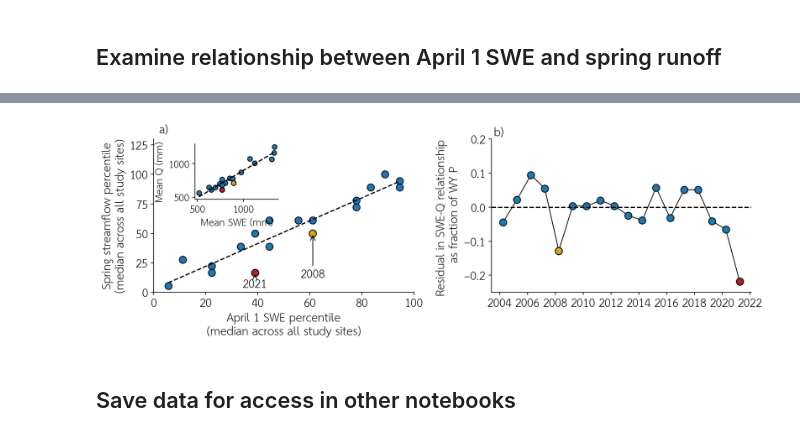
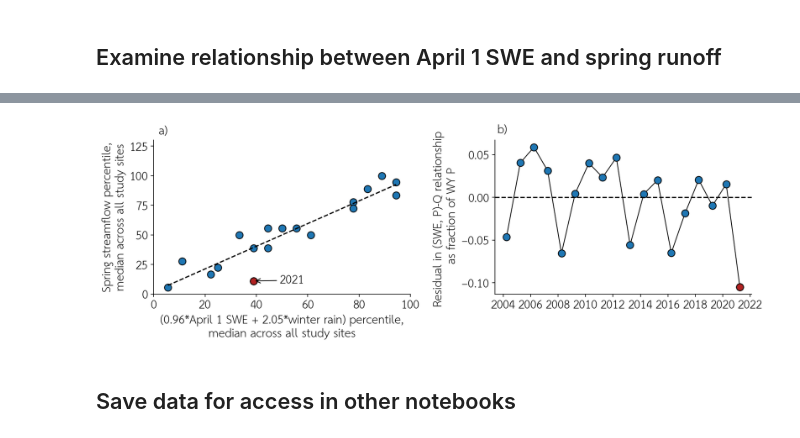
Before and after one commit to lapidesd/CA_missing_freshet, a Jupyter notebook: Colab_notebooks/April_1_SWE_vs_streamflow.ipynb, the cells around one changed output, grey strips where cells are left out. Drawn from its saved outputs; the diff is of its cells as text; code cells hidden in the pictures.

```diff
--- a/Colab_notebooks/April_1_SWE_vs_streamflow.ipynb
+++ b/Colab_notebooks/April_1_SWE_vs_streamflow.ipynb
@@ -109,9 +133,14 @@ https://nsidc.org/data/g02158#:~:text=SNODAS%20is%20a%20modeling%20and,support%2
 # %%
 # import processed SNODAS data, mean for each basin on all dates
 loc = 'https://raw.githubusercontent.com/lapidesd/CA_missing_freshet/main/Data/snodas_basin_data1.csv'
+loc1 = 'https://raw.githubusercontent.com/lapidesd/CA_missing_freshet/main/Data/snodas_basin_data_KREW.csv'
 snodas_data = pd.read_csv(loc)
 snodas_data['date'] = pd.to_datetime(snodas_data.date)
 snodas_data = snodas_data.set_index('date').sort_index()
+snodas_data1 = pd.read_csv(loc1)
+snodas_data1['date'] = pd.to_datetime(snodas_data1.date)
+snodas_data1 = snodas_data1.set_index('date').sort_index()
+snodas_data = pd.concat([snodas_data,snodas_data1]).sort_index()
 # %%
 # process data for each study gage from csv format into a dataframe
 # with one column for each site
@@ -277,98 +423,102 @@ from mpl_toolkits.axes_grid1.inset_locator import inset_axes
 plt.rcParams.update({'font.size': 14})
 def func(x,a,b):
   return a*x+b
-
-snow_data_perc = pd.DataFrame.from_dict(snow_data_perc).median(axis=1)
-springflow_perc_all = pd.DataFrame.from_dict(springflow_perc).median(axis=1)
-snow_data_all = snow_data.mean(axis=1)
-springflow_all = pd.DataFrame.from_dict(springflow).mean(axis=1)
-residuals_all = pd.DataFrame.from_dict(residuals_snodas).mean(axis=1)
-residuals_all = residuals_all.values/Pdata.mean(axis=1).iloc[-len(residuals_all):].values
+newlist = []#['B200']#'P300']#,'B200']
+snow_data_perc1 = pd.DataFrame.from_dict(snow_data_perc)[[c for c in snow_data_perc.keys() if c not in newlist]].median(axis=1)
+springflow_perc_all1 = pd.DataFrame.from_dict(springflow_perc)[[c for c in springflow_perc.keys() if c not in newlist]].median(axis=1)
+snow_data_all1 = snow_data[[c for c in snow_data.columns if c not in newlist]].mean(axis=1)
+springflow_all1 = pd.DataFrame.from_dict(springflow)[[c for c in springflow.keys() if c not in newlist]].mean(axis=1)
+residuals_all1 = pd.DataFrame.from_dict(residuals_snodas)[[c for c in residuals_snodas.keys() if c not in newlist]].mean(axis=1)
+residuals_all1 = residuals_all1.values/Pdata[[c for c in Pdata.columns if c not in newlist]].mean(axis=1).iloc[-len(residuals_all1):].values
 
 fig,axs = plt.subplots(1,2,figsize = (12,4),
                        )
-snow_mm = snow_data_perc#snow_data_all
-yvals =  springflow_perc_all#springflow_all[-1*len(snow_mm):]
+snow_mm = snow_data_perc1#snow_data_all
+yvals =  springflow_perc_all1#springflow_all[-1*len(snow_mm):]
 
 popt, pcov = curve_fit(func, snow_mm, yvals)
 residuals = np.array(yvals) - func(np.array(snow_mm), *popt)
 
-popt1, pcov1 = curve_fit(func, snow_data_all, springflow_all[-1*len(snow_mm):])
-residuals1 = np.array(springflow_all[-1*len(snow_mm):]) - func(np.array(snow_data_all), *popt1)
+popt1, pcov1 = curve_fit(func, snow_data_all1, springflow_all1[-1*len(snow_mm):])
+residuals1 = np.array(springflow_all1[-1*len(snow_mm):]) - func(np.array(snow_data_all1), *popt1)
 
 size=80
 ax = axs[0]
 ax.spines['right'].set_visible(False)
 ax.spines['top'].set_visible(False)
 ax.scatter(snow_mm,yvals,s=size,edgecolor = 'k')
-ax.set_xlabel('April 1 SWE percentile\n(median across all study sites)')
-ax.set_ylabel('Spring streamflow percentile\n(median across all study sites)')
+ax.set_xlabel('(%1.2f*April 1 SWE + %1.2f*winter rain) percentile,\nmedian across all study sites' %(popt[0],popt[1]))
+ax.set_ylabel('Spring streamflow percentile,\nmedian across all study sites')
 
 colors = ['firebrick','goldenrod']
 j=0
-for i in ([2021,2008]):
+for i in ([2021]):#,2008]):
+  # ax.annotate(str(i), xy=(snow_mm[17-2021+i:17-2021+i+1],yvals[17-2021+i:17-2021+i+1]),
+  #             xytext=(snow_mm[17-2021+i:17-2021+i+1], yvals[17-2021+i:17-2021+i+1]/4) ,
+  #           horizontalalignment="center",arrowprops=dict(arrowstyle='->',lw=1)
+  #           )
   ax.annotate(str(i), xy=(snow_mm[17-2021+i:17-2021+i+1],yvals[17-2021+i:17-2021+i+1]),
-              xytext=(snow_mm[17-2021+i:17-2021+i+1], yvals[17-2021+i:17-2021+i+1]/4) ,
+              xytext=(snow_mm[17-2021+i:17-2021+i+1]+15, yvals[17-2021+i:17-2021+i+1]-2) ,
             horizontalalignment="center",arrowprops=dict(arrowstyle='->',lw=1)
             )
   ax.scatter(snow_mm[17-2021+i:17-2021+i+1],yvals[17-2021+i:17-2021+i+1],
             c=colors[j],label='2021',s=size,edgecolor = 'k')
   j+=1
 # ax.legend(loc='upper left',frameon=False)
 xvals = np.linspace(np.nanmin(snow_mm),np.nanmax(snow_mm))
 ax.plot(xvals,func(xvals,*popt),c='k',ls='--')
 ax.set_xlim(0,100)
 ax.set_ylim(0,130)#np.nanmax(springflow_all)*1.1)
 
 
-ax = inset_axes(ax, width="40%", height="40%", loc=4,
-                  bbox_to_anchor=(-.3,0.57,0.8,0.9),
-                  bbox_transform=ax.transAxes)
-ax.spines['right'].set_visible(False)
-ax.spines['top'].set_visible(False)
-ax.set_ylabel('Mean Q (mm)',fontsize = 12)
-ax.set_xlabel('Mean SWE (mm)', fontsize = 12)
-ax.scatter(snow_data_all,springflow_all[-1*len(snow_mm):]
-           ,edgecolor = 'k')
-ax.scatter(snow_data_all[-1:],springflow_all[-1:]
-           ,edgecolor = 'k',c='firebrick')
-ax.scatter(snow_data_all[4:5],(springflow_all[-1*len(snow_mm):])[4:5]
-           ,edgecolor = 'k',c='goldenrod')
-xvals = np.linspace(np.nanmin(snow_data_all),np.nanmax(snow_data_all))
-ax.plot(xvals,func(xvals,*popt1),c='k',ls='--')
-ax.set_xticklabels([0,500,1000],fontsize = 12)
-ax.set_yticklabels([0,500,1000],fontsize = 12)
+# ax = inset_axes(ax, width="40%", height="40%", loc=4,
+#                   bbox_to_anchor=(-.3,0.57,0.8,0.9),
+#                   bbox_transform=ax.transAxes)
+# ax.spines['right'].set_visible(False)
+# ax.spines['top'].set_visible(False)
+# ax.set_ylabel('Mean Q (mm)',fontsize = 12)
+# ax.set_xlabel('Mean SWE (mm)', fontsize = 12)
+# ax.scatter(snow_data_all1,springflow_all1[-1*len(snow_mm):]
+#            ,edgecolor = 'k')
+# ax.scatter(snow_data_all1[-1:],springflow_all1[-1:]
+#            ,edgecolor = 'k',c='firebrick')
+# # ax.scatter(snow_data_all1[4:5],(springflow_all1[-1*len(snow_mm):])[4:5]
+# #            ,edgecolor = 'k',c='goldenrod')
+# xvals = np.linspace(np.nanmin(snow_data_all1),np.nanmax(snow_data_all1))
+# ax.plot(xvals,func(xvals,*popt1),c='k',ls='--')
+# ax.set_xticklabels([0,500,1000],fontsize = 12)
+# ax.set_yticklabels([0,500,1000],fontsize = 12)
 
 
 ax = axs[1]
-ax.plot(snow_data.index,residuals_all,c='k',lw=1,zorder = -1)
-ax.scatter(snow_data.index,residuals_all,s=size,edgecolor = 'k')
-ax.set_ylim(-.25,.2)
-ax.set_ylabel('Residual in SWE-Q relationship \n as fraction of WY P')
+ax.plot(snow_data.index,residuals_all1,c='k',lw=1,zorder = -1)
+ax.scatter(snow_data.index,residuals_all1,s=size,edgecolor = 'k')
+# ax.set_ylim(-.5,.5)
+ax.set_ylabel('Residual in (SWE, P)-Q relationship \n as fraction of WY P')
 ax.axhline(0,ls='--',c='k')
 j=0
-for i in [2021,2008]:
+for i in [2021]:#,2008]:
   if i==2021:
     x = snow_data.index.values[-1:]
-    y=residuals_all[-1:]
+    y=residuals_all1[-1:]
   else:
     x = snow_data.index.values[4:5]
-    y=residuals_all[4:5]
+    y=residuals_all1[4:5]
   ax.scatter(x,y,c=colors[j],s=size,edgecolor = 'k')
   j+=1
-residuals_snodas['all_sites'] = residuals_all
+residuals_snodas['all_sites'] = residuals_all1
 ax.spines['right'].set_visible(False)
 ax.spines['top'].set_visible(False)
 
 axs[1].set_xlabel('')
 
 fig.tight_layout()
 axs[0].text(2,135,'a)')
-axs[1].text(pd.to_datetime('8-1-2003'),.21,'b)')
+axs[1].text(pd.to_datetime('8-1-2003'),.075,'b)')
 
 plt.savefig('SWE_Q_relationship.pdf',format='pdf',bbox_inches = 'tight')
 # %% [output]
-[figure, old version]
+[figure, new version]
 # %% [markdown]
 ## Save data for access in other notebooks
 # %%
```
Also changed, not shown: parts of 10 cells of this notebook.
